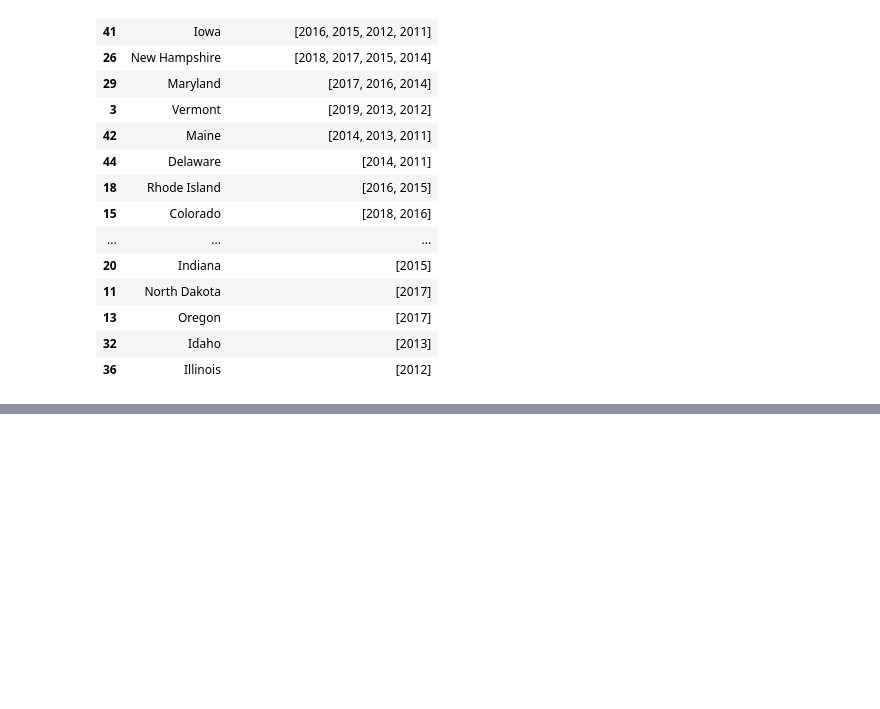
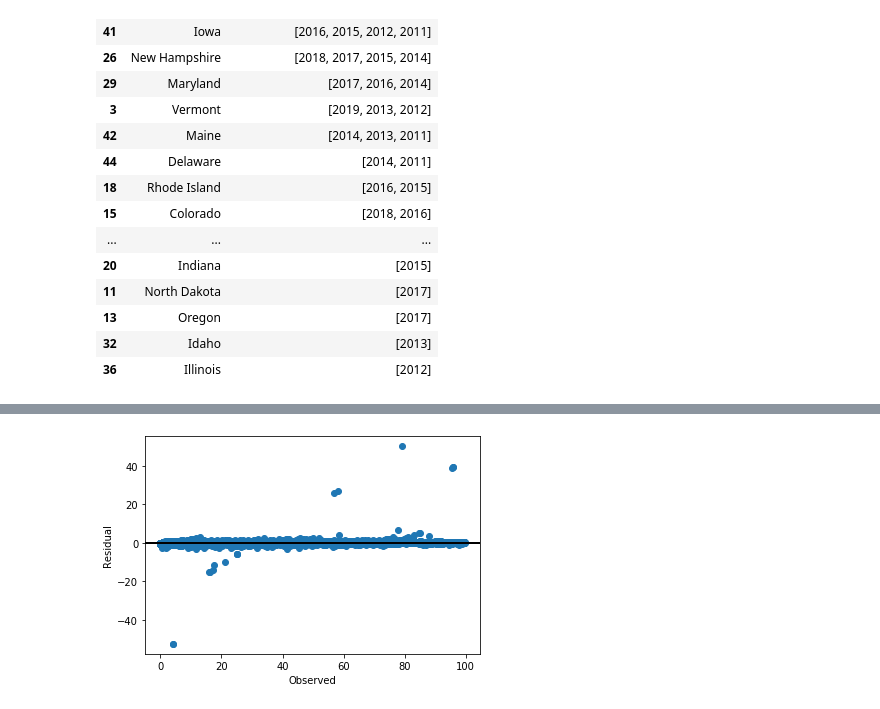
Before and after one commit to whehdwns/Risk_Analysis_Learning, a Jupyter notebook: Behavioral_Risk_Factor_Tobacco_2011_2019/Behavior Risk Tobacco.ipynb, the cells around one changed output, grey strips where cells are left out. Saved outputs shown, nothing was run; the diff lists cells and outputs as text; code cells hidden in the pictures; blank space fills up the shorter version.

```diff
--- a/Behavioral_Risk_Factor_Tobacco_2011_2019/Behavior Risk Tobacco.ipynb
+++ b/Behavioral_Risk_Factor_Tobacco_2011_2019/Behavior Risk Tobacco.ipynb
@@ -443,0 +578,11 @@ top_5_LocationinUS_df_new[['US State', 'Top 5 Years']]
+# %%
+residuals =y_test.values.flatten() - y_pred
+
+fig, ax = plt.subplots()
+ax.scatter(y_test.values.flatten(), residuals)
+ax.axhline(lw=2,color='black')
+ax.set_xlabel('Observed')
+ax.set_ylabel('Residual')
+plt.show()
+# %% [output]
+[figure, added]
```
Also changed, not shown: parts of 16 cells of this notebook.
